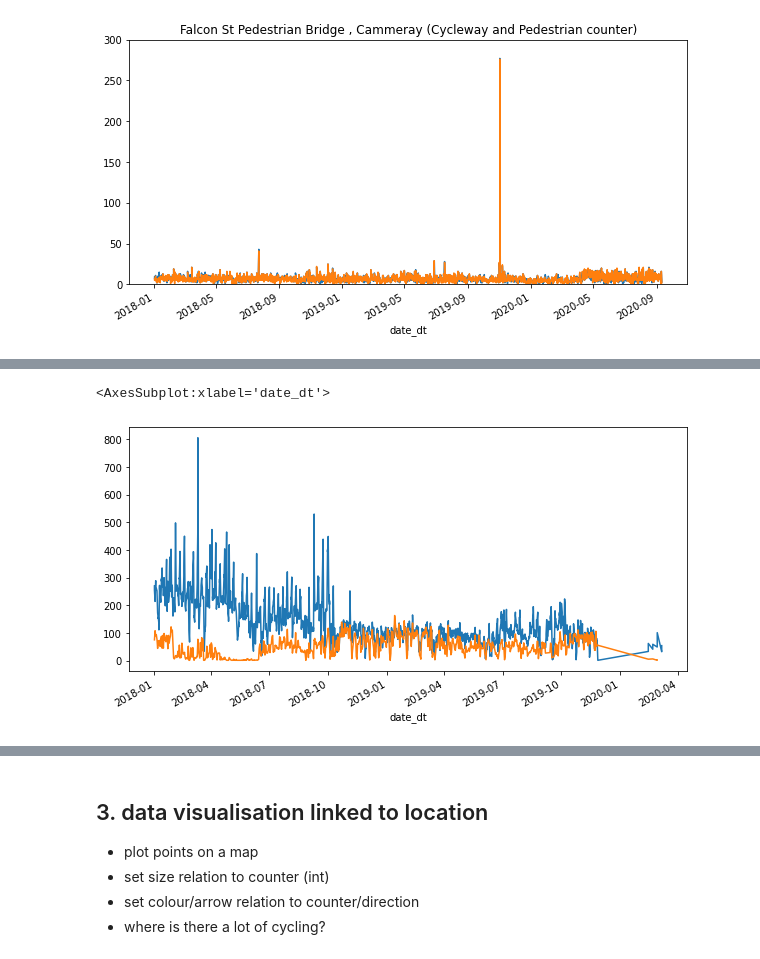
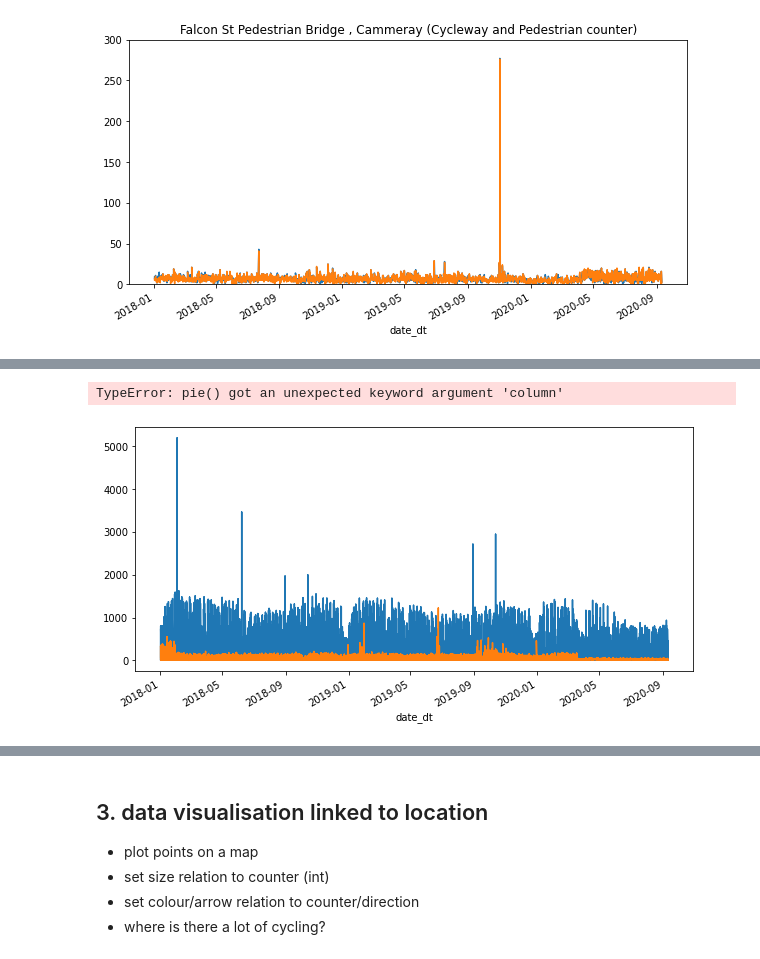
Before and after one commit to bojanasinpyjamas/data_project, a Jupyter notebook: cycleway-countsxls2018-2020.ipynb, the cells around one changed output, grey strips where cells are left out. Saved outputs shown, nothing was run; the diff lists cells and outputs as text; code cells hidden in the pictures.

```diff
--- a/cycleway-countsxls2018-2020.ipynb
+++ b/cycleway-countsxls2018-2020.ipynb
@@ -167,6 +164,8 @@ plt.ylim([0, 300])
 # %%
-new_counterdf[(new_counterdf.station=="90909") & (new_counterdf.mode_transport=="Cycling")]["counter"].plot( )
-new_counterdf[(new_counterdf.station=="90909") & (new_counterdf.mode_transport=="Pedestrian")]["counter"].plot( )
+new_counterdf[new_counterdf.mode_transport=="Cycling"]["counter"].plot( )
+new_counterdf[new_counterdf.mode_transport=="Pedestrian"]["counter"].plot( )
+plt.pie(column='counter', labels= 'mode_transport')
+#plot within one dataset???
 # %% [output]
-<AxesSubplot:xlabel='date_dt'>
+TypeError: pie() got an unexpected keyword argument 'column'
-[figure, old version]
+[figure, new version]
```
Also changed, not shown: parts of 8 cells of this notebook.
